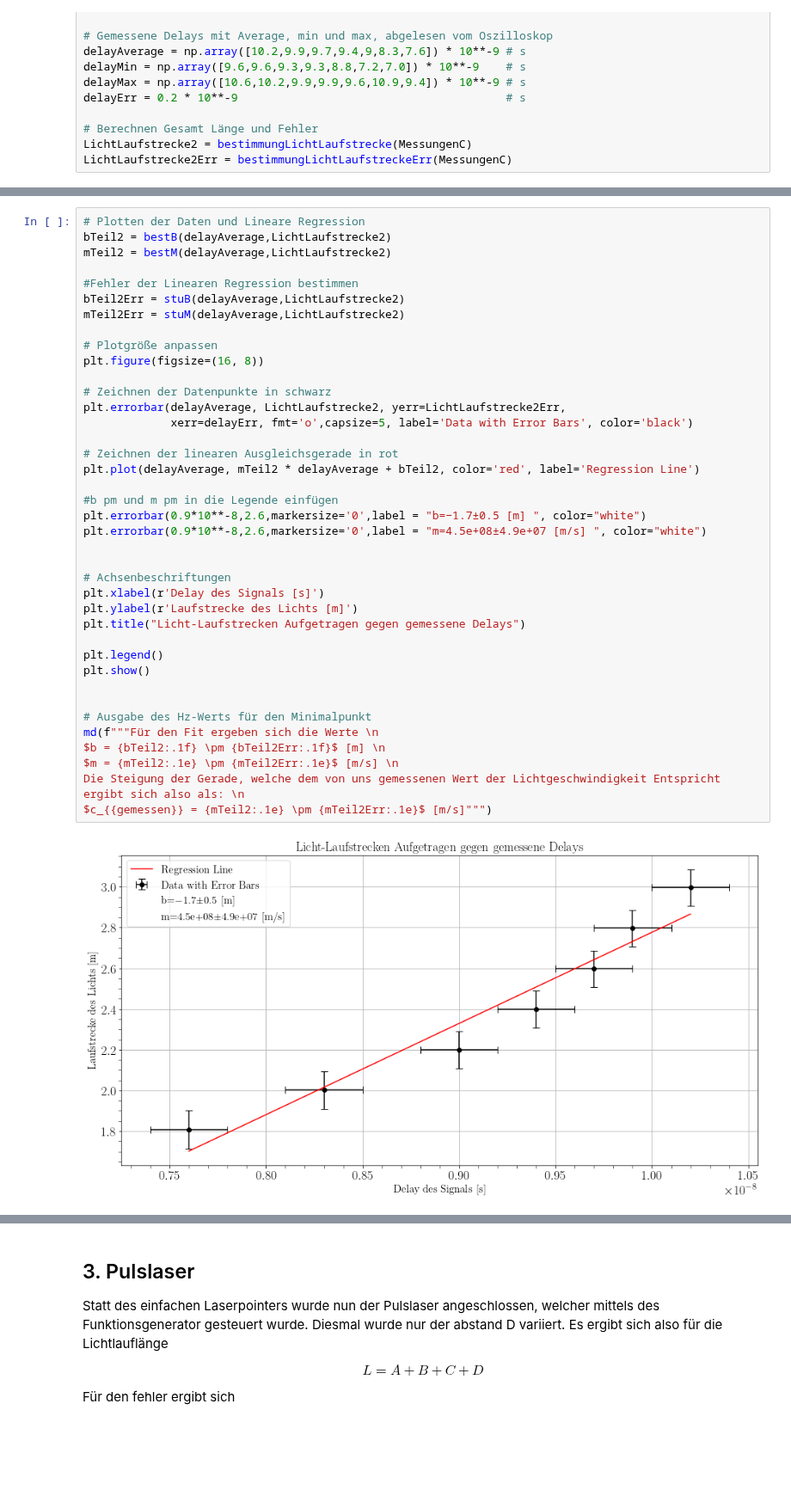
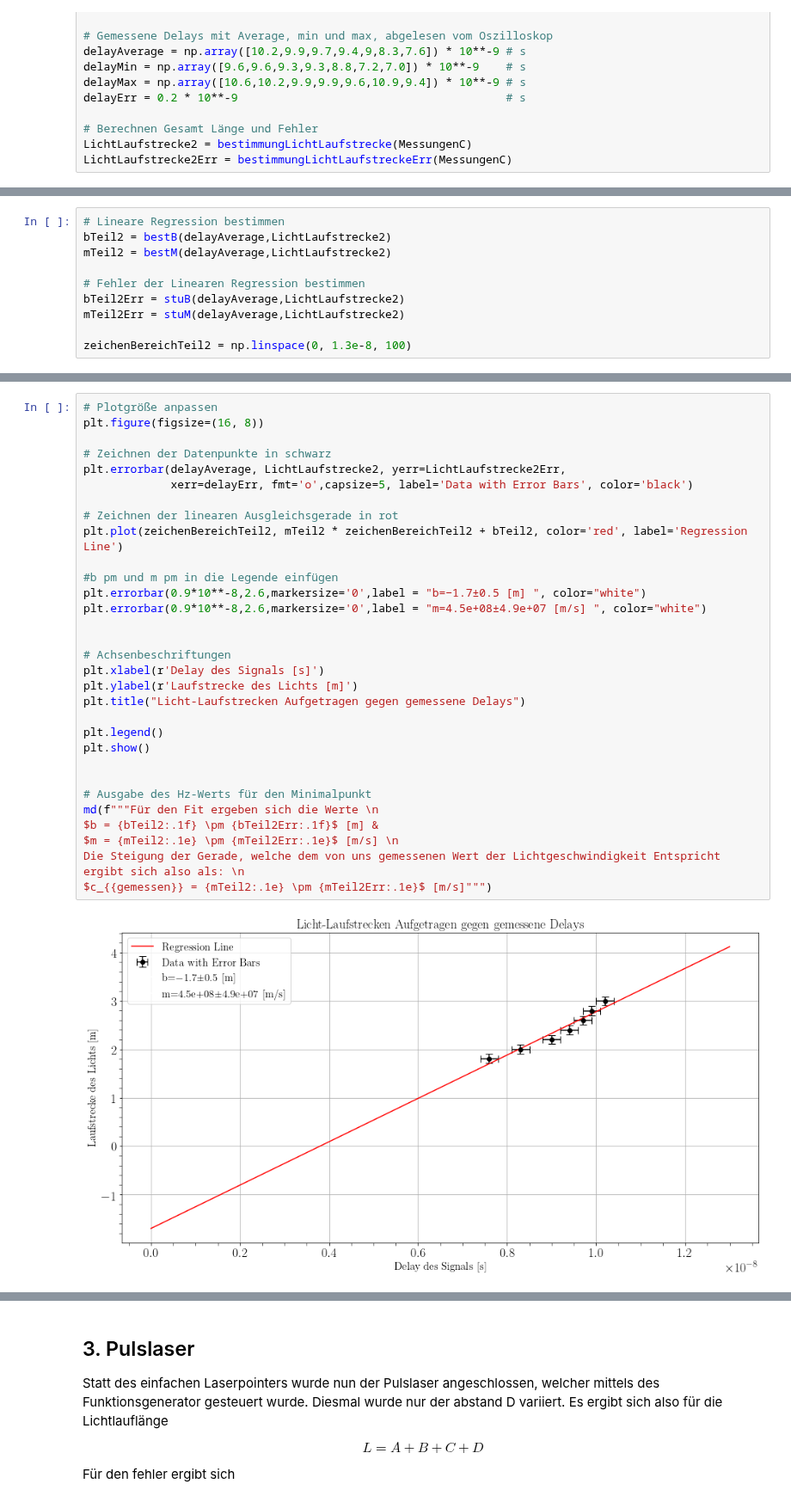
Before and after one commit to MayerPablo/FP, a Jupyter notebook: Lichtlaufzeiten/Lichtlaufzeiten.ipynb, the cells around one changed output, grey strips where cells are left out. Shown at 86% size. Drawn from its saved outputs; the diff is of its cells as text; blank space fills up the shorter version.

```diff
--- a/Lichtlaufzeiten/Lichtlaufzeiten.ipynb
+++ b/Lichtlaufzeiten/Lichtlaufzeiten.ipynb
@@ -422,0 +367,10 @@ LichtLaufstrecke2Err = bestimmungLichtLaufstreckeErr(MessungenC)
+# %%
+# Lineare Regression bestimmen
+bTeil2 = bestB(delayAverage,LichtLaufstrecke2)
+mTeil2 = bestM(delayAverage,LichtLaufstrecke2)
+
+# Fehler der Linearen Regression bestimmen
+bTeil2Err = stuB(delayAverage,LichtLaufstrecke2)
+mTeil2Err = stuM(delayAverage,LichtLaufstrecke2)
+
+zeichenBereichTeil2 = np.linspace(0, 1.3e-8, 100)
@@ -423,44 +379,36 @@ LichtLaufstrecke2Err = bestimmungLichtLaufstreckeErr(MessungenC)
 # %%
-# Plotten der Daten und Lineare Regression
-bTeil2 = bestB(delayAverage,LichtLaufstrecke2)
-mTeil2 = bestM(delayAverage,LichtLaufstrecke2)
-
-#Fehler der Linearen Regression bestimmen
-bTeil2Err = stuB(delayAverage,LichtLaufstrecke2)
-mTeil2Err = stuM(delayAverage,LichtLaufstrecke2)
-
 # Plotgröße anpassen
 plt.figure(figsize=(16, 8))
 
 # Zeichnen der Datenpunkte in schwarz
 plt.errorbar(delayAverage, LichtLaufstrecke2, yerr=LichtLaufstrecke2Err,
              xerr=delayErr, fmt='o',capsize=5, label='Data with Error Bars', color='black')
 
 # Zeichnen der linearen Ausgleichsgerade in rot
-plt.plot(delayAverage, mTeil2 * delayAverage + bTeil2, color='red', label='Regression Line')
+plt.plot(zeichenBereichTeil2, mTeil2 * zeichenBereichTeil2 + bTeil2, color='red', label='Regression Line')
 
 #b pm und m pm in die Legende einfügen
 plt.errorbar(0.9*10**-8,2.6,markersize='0',label = "b=−1.7±0.5 [m] ", color="white")
 plt.errorbar(0.9*10**-8,2.6,markersize='0',label = "m=4.5e+08±4.9e+07 [m/s] ", color="white")
 
 
 # Achsenbeschriftungen
 plt.xlabel(r'Delay des Signals [s]')
 plt.ylabel(r'Laufstrecke des Lichts [m]')
 plt.title("Licht-Laufstrecken Aufgetragen gegen gemessene Delays")
 
 plt.legend()
 plt.show()
 
 
 # Ausgabe des Hz-Werts für den Minimalpunkt
 md(f"""Für den Fit ergeben sich die Werte \n
-$b = {bTeil2:.1f} \pm {bTeil2Err:.1f}$ [m] \n
+$b = {bTeil2:.1f} \pm {bTeil2Err:.1f}$ [m] &
 $m = {mTeil2:.1e} \pm {mTeil2Err:.1e}$ [m/s] \n
 Die Steigung der Gerade, welche dem von uns gemessenen Wert der Lichtgeschwindigkeit Entspricht
 ergibt sich also als: \n
 $c_{{gemessen}} = {mTeil2:.1e} \pm {mTeil2Err:.1e}$ [m/s]""")
 # %% [output]
-[figure, old version]
+[figure, new version]
 Für den Fit ergeben sich die Werte
 
```
Also changed, not shown: parts of 26 cells of this notebook.
